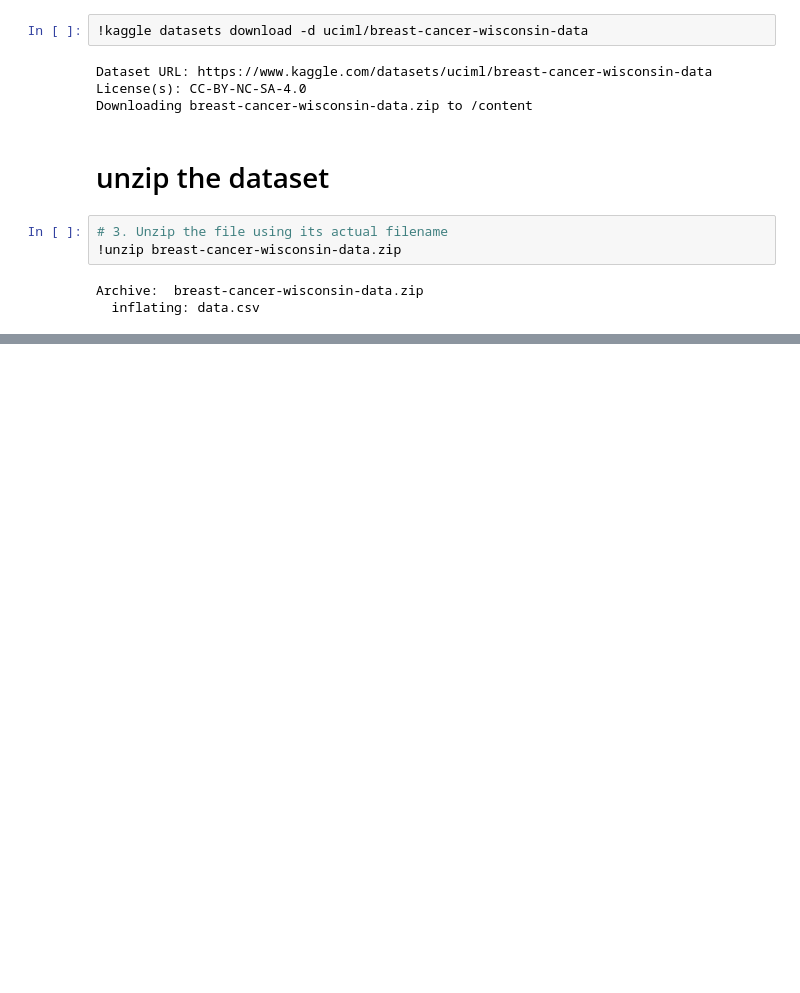
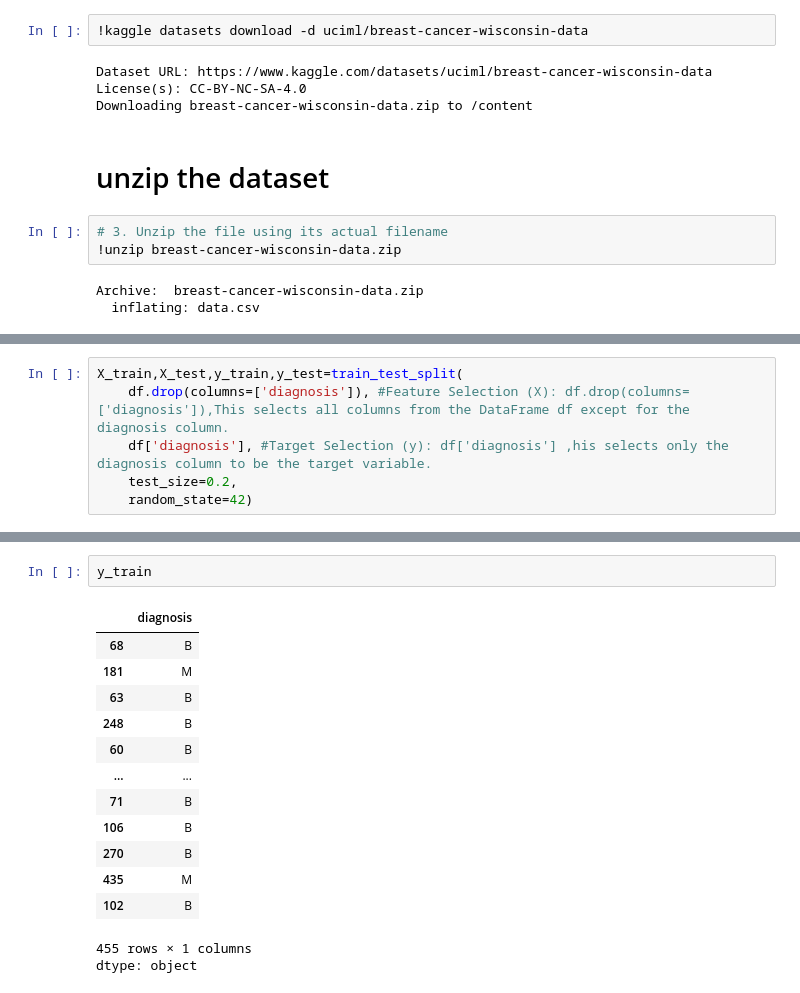
Before and after one commit to minhaz1172/Deep-Learning-with-PyTorch, a Jupyter notebook: NN_with_pytorch.ipynb, the cells around one changed output, grey strips where cells are left out. Drawn from its saved outputs; the diff is of its cells as text; blank space fills up the shorter version.

```diff
--- a/NN_with_pytorch.ipynb
+++ b/NN_with_pytorch.ipynb
@@ -47,0 +89,6 @@ Archive:  breast-cancer-wisconsin-data.zip
+# %%
+X_train,X_test,y_train,y_test=train_test_split(
+    df.drop(columns=['diagnosis']), #Feature Selection (X): df.drop(columns=['diagnosis']),This selects all columns from the DataFrame df except for the diagnosis column.
+    df['diagnosis'], #Target Selection (y): df['diagnosis'] ,his selects only the diagnosis column to be the target variable.
+    test_size=0.2,
+    random_state=42)
@@ -47,0 +123,17 @@ Archive:  breast-cancer-wisconsin-data.zip
+# %%
+y_train
+# %% [output]
+|  | diagnosis |
+| 68 | B |
+| 181 | M |
+| 63 | B |
+| 248 | B |
+| 60 | B |
+| ... | ... |
+| 71 | B |
+| 106 | B |
+| 270 | B |
+| 435 | M |
+| 102 | B |
+455 rows × 1 columns
+dtype: object
```
Also changed, not shown: parts of 14 cells of this notebook.
